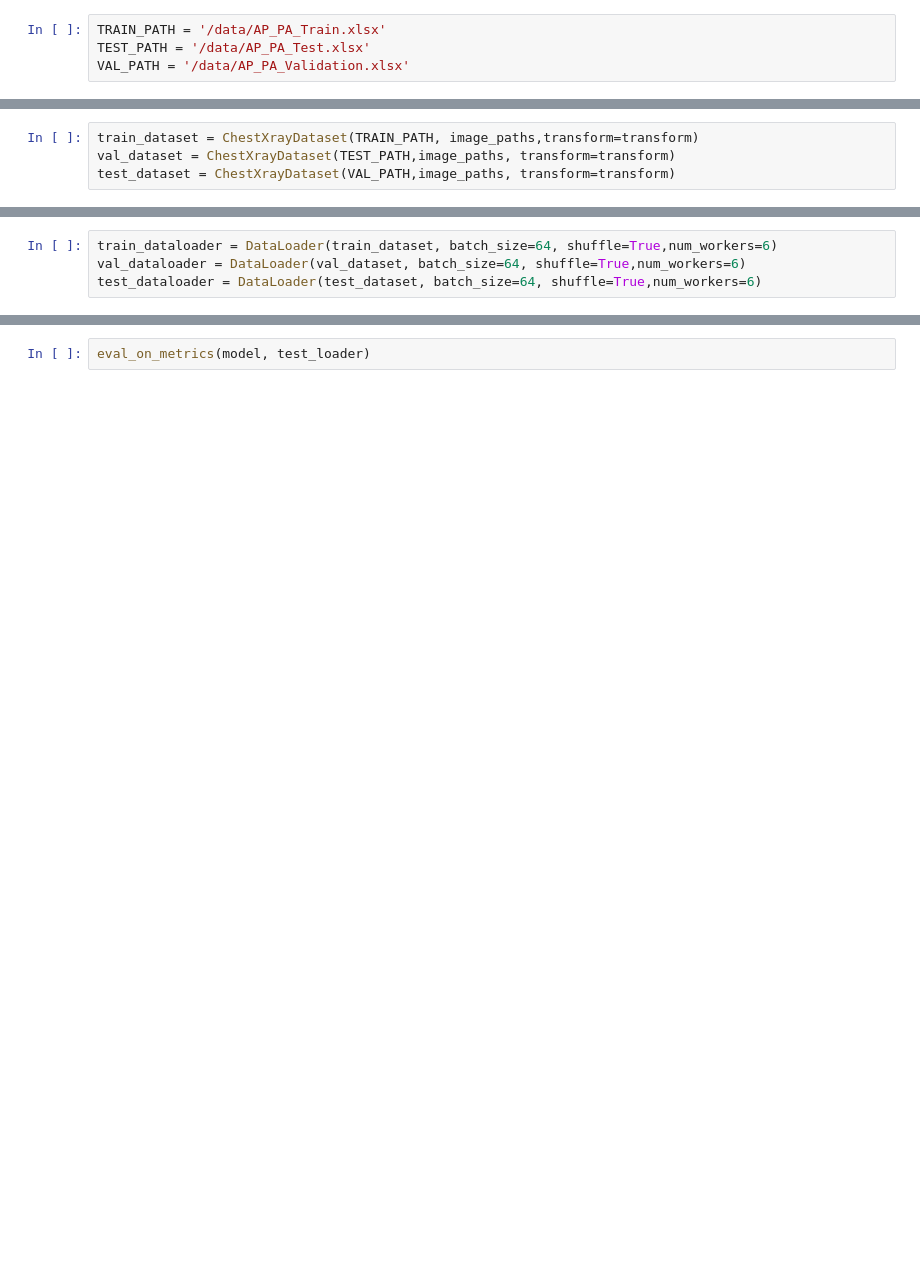
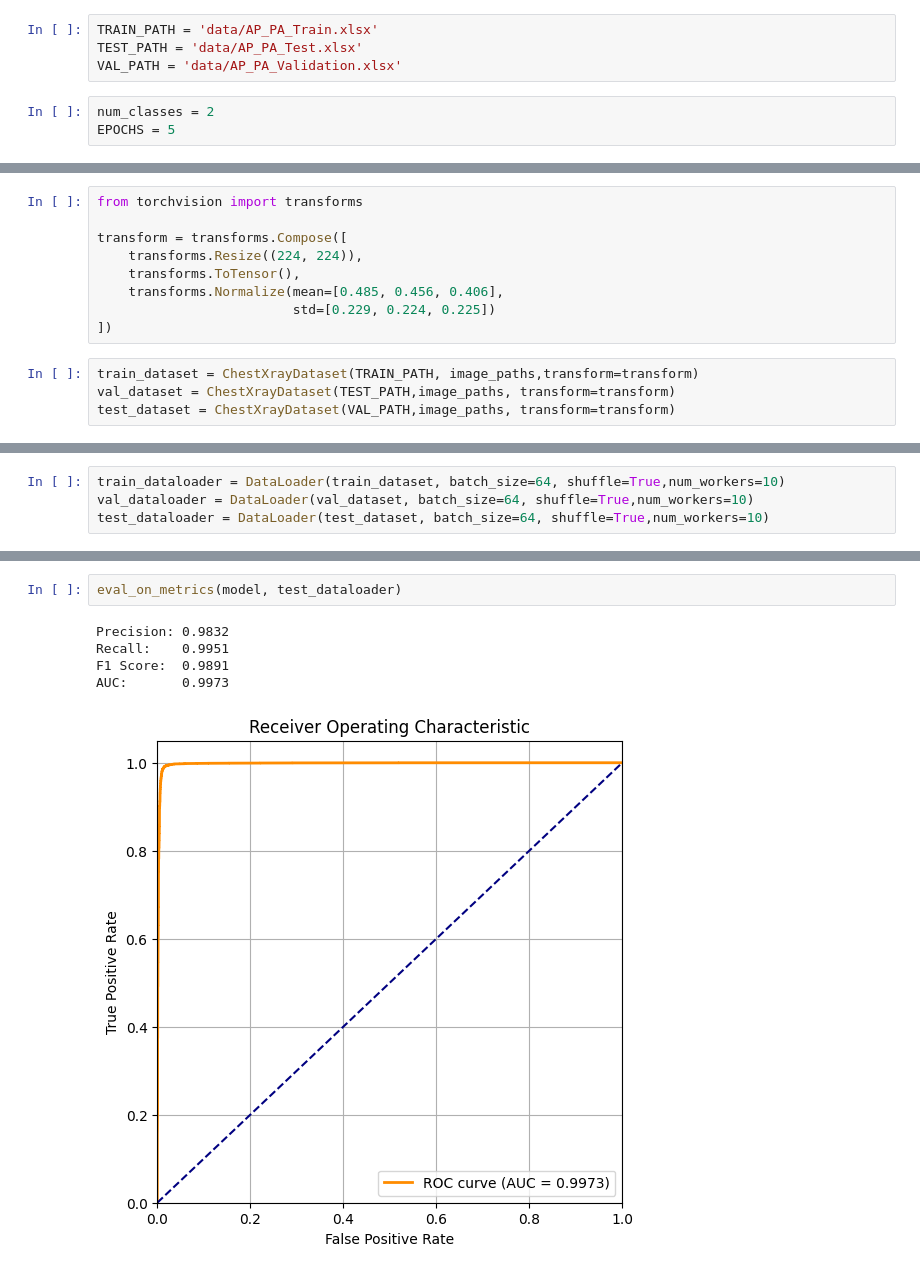
Before and after one commit to furkan-uzmez/NIHChestXrays, a Jupyter notebook: model_testing/resnet34deneme.ipynb, the cells around one changed output, grey strips where cells are left out. Cells and saved outputs as stored; diff of their text form; blank space fills up the shorter version.

Commit message:
trained model resnet34

```diff
--- a/model_testing/resnet34deneme.ipynb
+++ b/model_testing/resnet34deneme.ipynb
@@ -12,7 +20,10 @@ print(f"Toplam {len(image_paths)} resim bulundu.")
 # %%
-TRAIN_PATH = '/data/AP_PA_Train.xlsx'
-TEST_PATH = '/data/AP_PA_Test.xlsx'
-VAL_PATH = '/data/AP_PA_Validation.xlsx'
+TRAIN_PATH = 'data/AP_PA_Train.xlsx'
+TEST_PATH = 'data/AP_PA_Test.xlsx'
+VAL_PATH = 'data/AP_PA_Validation.xlsx'
+# %%
+num_classes = 2
+EPOCHS = 5
 # %%
 model = models.resnet34(pretrained=True)
 
@@ -32,3 +45,12 @@ optimizer = optim.Adam(model.parameters(), lr=0.001)
+# %%
+from torchvision import transforms
+
+transform = transforms.Compose([
+    transforms.Resize((224, 224)),
+    transforms.ToTensor(),
+    transforms.Normalize(mean=[0.485, 0.456, 0.406],
+                         std=[0.229, 0.224, 0.225])
+])
 # %%
 train_dataset = ChestXrayDataset(TRAIN_PATH, image_paths,transform=transform)
 val_dataset = ChestXrayDataset(TEST_PATH,image_paths, transform=transform)
@@ -36,5 +66,5 @@ test_dataset = ChestXrayDataset(VAL_PATH,image_paths, transform=transform)
 # %%
-train_dataloader = DataLoader(train_dataset, batch_size=64, shuffle=True,num_workers=6)
-val_dataloader = DataLoader(val_dataset, batch_size=64, shuffle=True,num_workers=6)
-test_dataloader = DataLoader(test_dataset, batch_size=64, shuffle=True,num_workers=6)
+train_dataloader = DataLoader(train_dataset, batch_size=64, shuffle=True,num_workers=10)
+val_dataloader = DataLoader(val_dataset, batch_size=64, shuffle=True,num_workers=10)
+test_dataloader = DataLoader(test_dataset, batch_size=64, shuffle=True,num_workers=10)
 # %%
@@ -44,2 +100,8 @@ plot_results(EPOCHS, train_losses, train_accuracies, val_losses, val_accuracies)
 # %%
-eval_on_metrics(model, test_loader)
+eval_on_metrics(model, test_dataloader)
+# %% [output]
+Precision: 0.9832
+Recall:    0.9951
+F1 Score:  0.9891
+AUC:       0.9973
+[figure, added]
```
Also changed, not shown: parts of 7 cells of this notebook, 4 other files.
